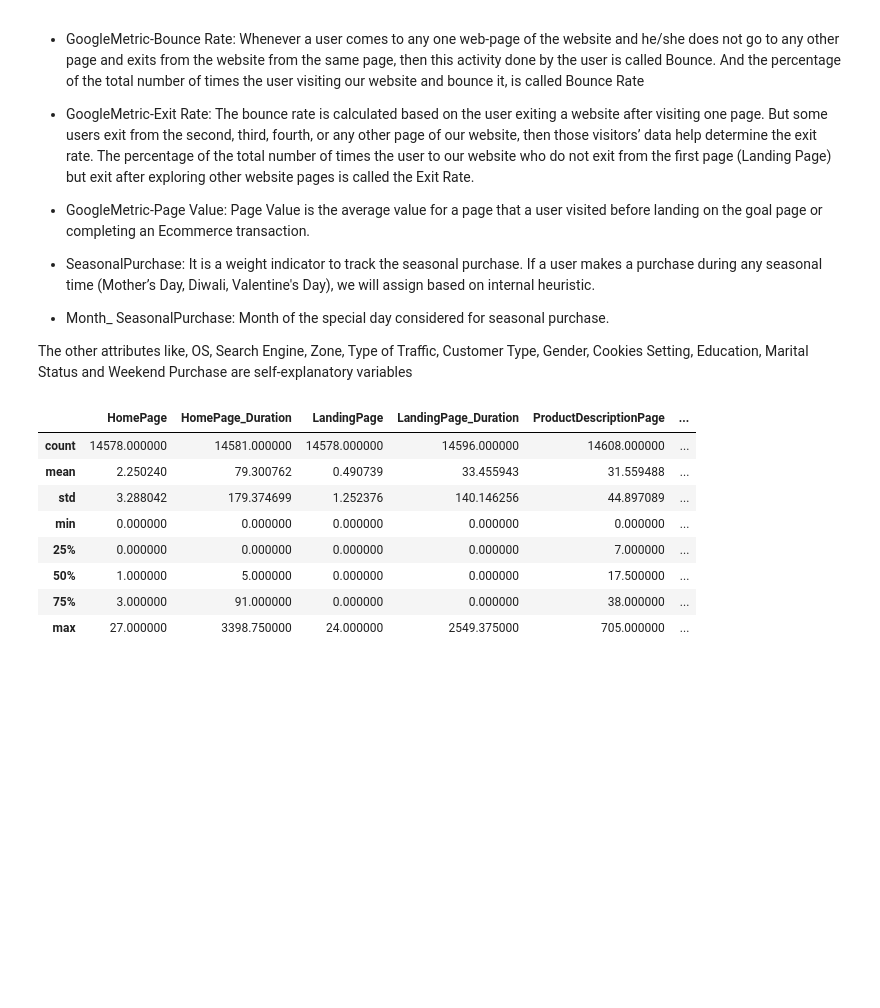
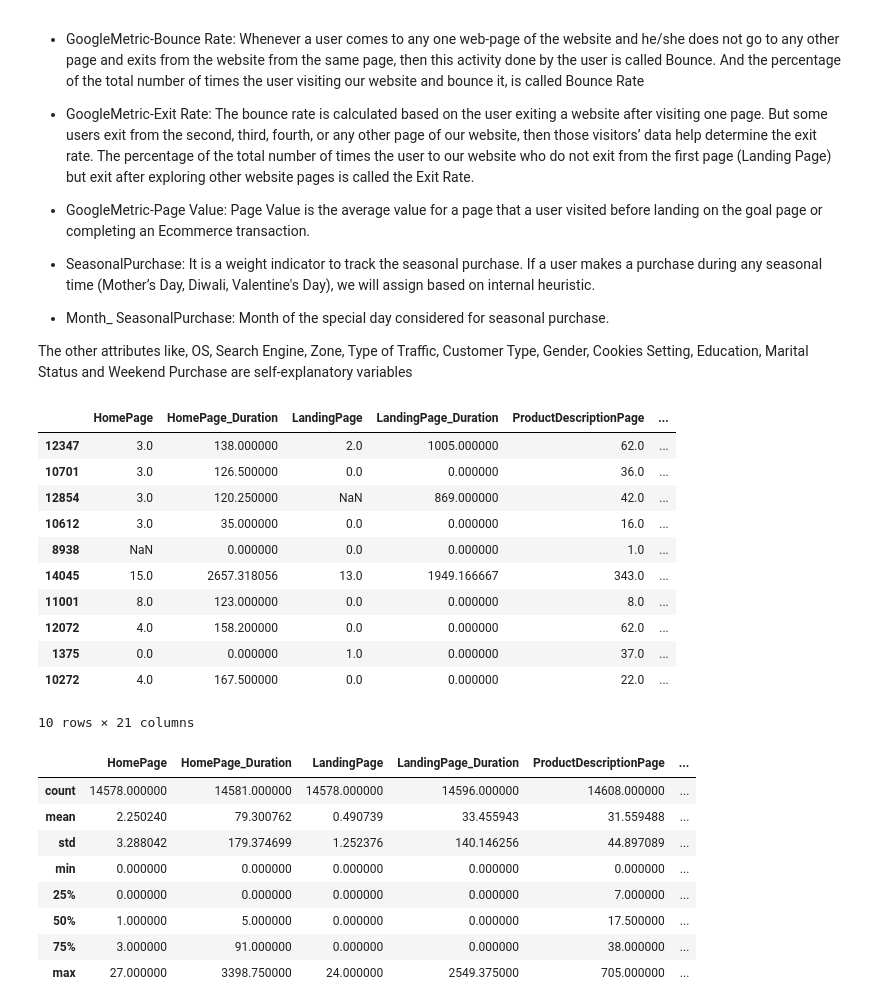
Before and after one commit to Nailsonseat/E-commerce-Shopper-s-Behaviour-Understanding, a Jupyter notebook: Final Notebook.ipynb, the cells around one changed output. Drawn from its saved outputs; the diff is of its cells as text; code cells hidden in the pictures; blank space fills up the shorter version.

```diff
--- a/Final Notebook.ipynb
+++ b/Final Notebook.ipynb
@@ -49,6 +52,21 @@ The first six columns represent the different pages in the e-commerce website vi
 *   Month_ SeasonalPurchase: Month of the special day considered for seasonal purchase.
 
 The other attributes like, OS, Search Engine, Zone, Type of Traffic, Customer Type, Gender, Cookies Setting, Education, Marital Status and Weekend Purchase are self-explanatory variables
+# %%
+X.sample(10)
+# %% [output]
+|  | HomePage | HomePage_Duration | LandingPage | LandingPage_Duration | ProductDescriptionPage | ... |
+| 12347 | 3.0 | 138.000000 | 2.0 | 1005.000000 | 62.0 | ... |
+| 10701 | 3.0 | 126.500000 | 0.0 | 0.000000 | 36.0 | ... |
+| 12854 | 3.0 | 120.250000 | NaN | 869.000000 | 42.0 | ... |
+| 10612 | 3.0 | 35.000000 | 0.0 | 0.000000 | 16.0 | ... |
+| 8938 | NaN | 0.000000 | 0.0 | 0.000000 | 1.0 | ... |
+| 14045 | 15.0 | 2657.318056 | 13.0 | 1949.166667 | 343.0 | ... |
+| 11001 | 8.0 | 123.000000 | 0.0 | 0.000000 | 8.0 | ... |
+| 12072 | 4.0 | 158.200000 | 0.0 | 0.000000 | 62.0 | ... |
+| 1375 | 0.0 | 0.000000 | 1.0 | 0.000000 | 37.0 | ... |
+| 10272 | 4.0 | 167.500000 | 0.0 | 0.000000 | 22.0 | ... |
+10 rows × 21 columns
 # %%
 X.describe()
 # %% [output]
```
Also changed, not shown: parts of 8 cells of this notebook.
